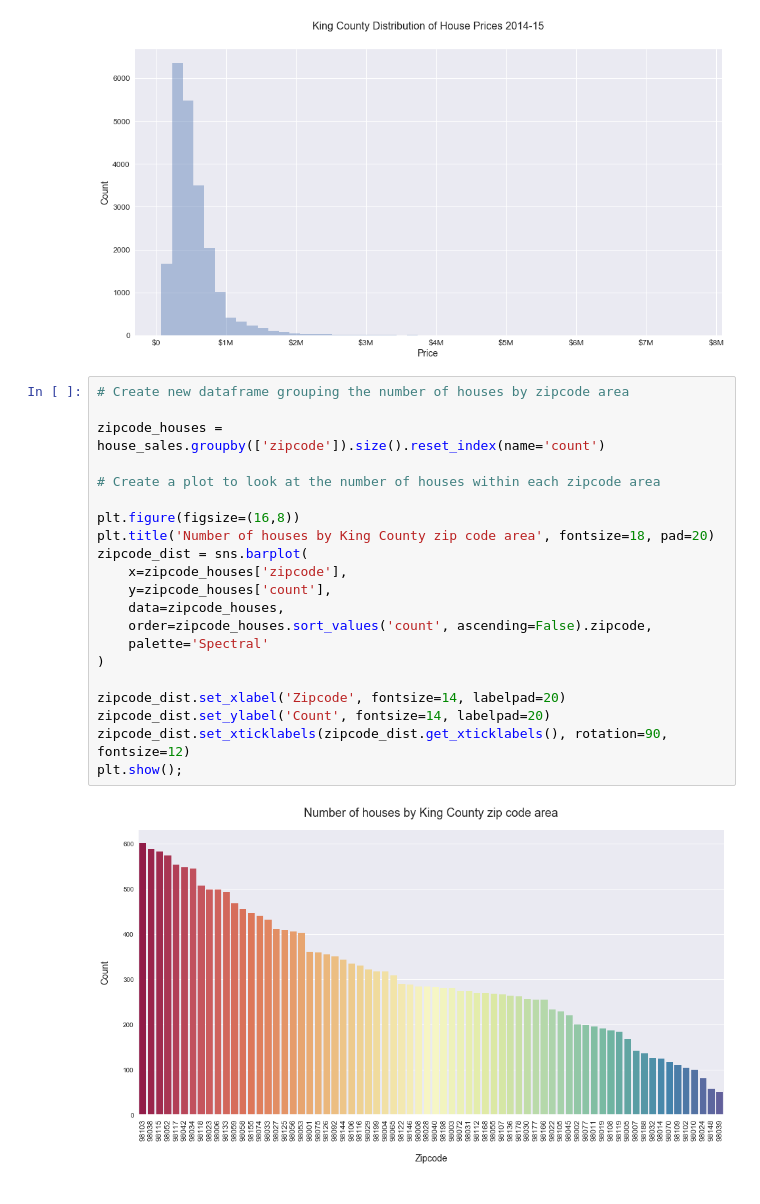
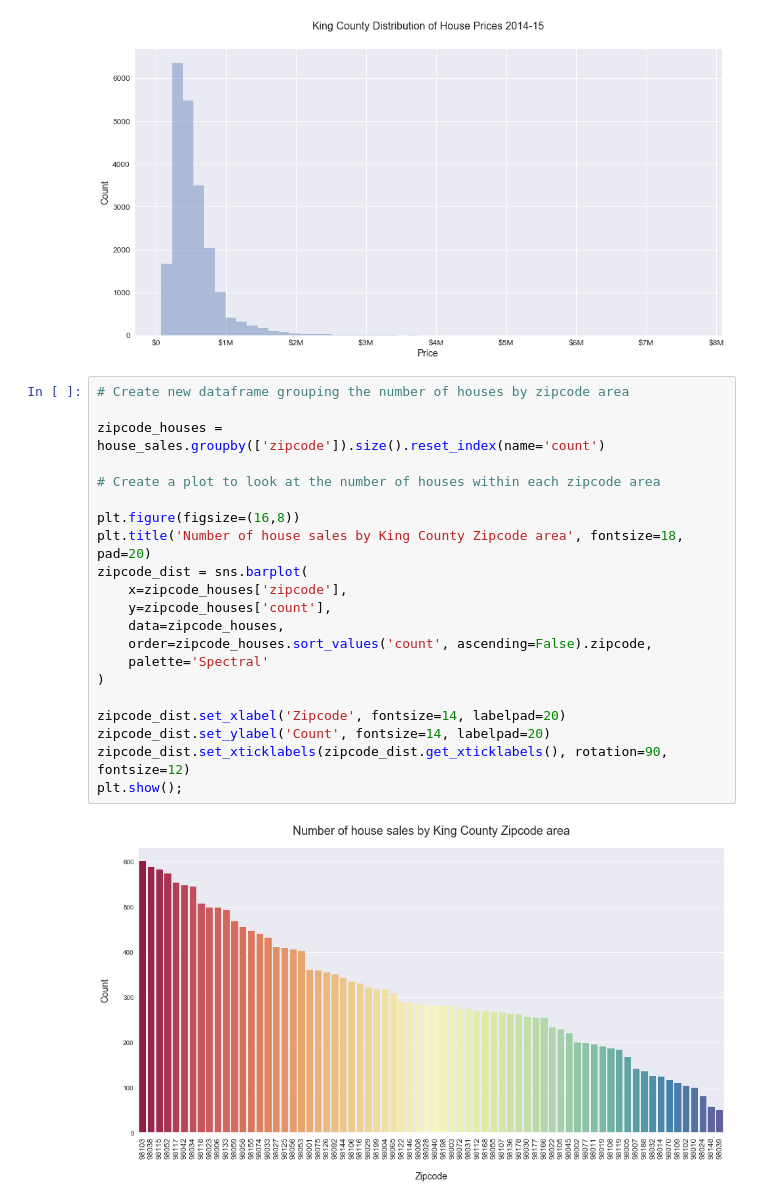
Before and after one commit to toopster/dsc-mod-2-project-v2-1-online-ds-sp-000, a Jupyter notebook: index.ipynb, the cells around one changed output. Saved outputs shown, nothing was run; the diff lists cells and outputs as text.

```diff
--- a/index.ipynb
+++ b/index.ipynb
@@ -307,23 +312,23 @@ plt.show();
 # %%
 # Create new dataframe grouping the number of houses by zipcode area
 
 zipcode_houses = house_sales.groupby(['zipcode']).size().reset_index(name='count')
 
 # Create a plot to look at the number of houses within each zipcode area
 
 plt.figure(figsize=(16,8))
-plt.title('Number of houses by King County zip code area', fontsize=18, pad=20)
+plt.title('Number of house sales by King County Zipcode area', fontsize=18, pad=20)
 zipcode_dist = sns.barplot(
     x=zipcode_houses['zipcode'],
     y=zipcode_houses['count'],
     data=zipcode_houses,
     order=zipcode_houses.sort_values('count', ascending=False).zipcode,
     palette='Spectral'
 )
 
 zipcode_dist.set_xlabel('Zipcode', fontsize=14, labelpad=20)
 zipcode_dist.set_ylabel('Count', fontsize=14, labelpad=20)
 zipcode_dist.set_xticklabels(zipcode_dist.get_xticklabels(), rotation=90, fontsize=12)
 plt.show();
 # %% [output]
-[figure, old version]
+[figure, new version]
```
Also changed, not shown: parts of 16 cells of this notebook, 1 other file.
